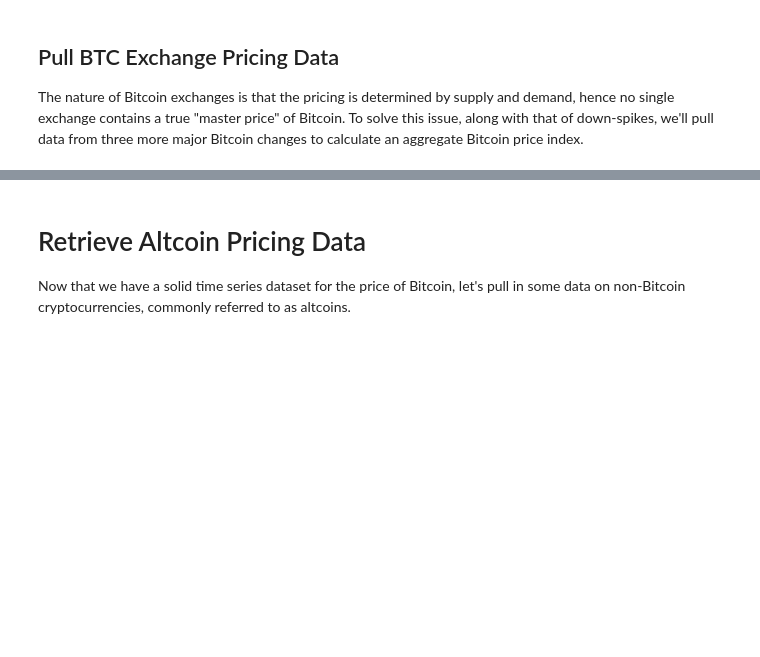
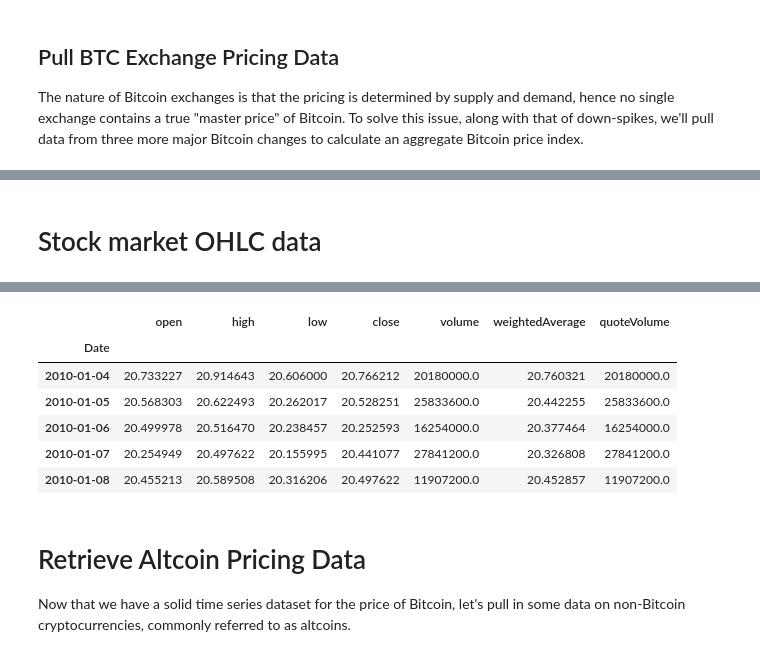
Before and after one commit to arashash/BitPredict, a Jupyter notebook: Classification/classifyTomorrowChange.ipynb, the cells around one changed output, grey strips where cells are left out. Saved outputs shown, nothing was run; the diff lists cells and outputs as text; code cells hidden in the pictures; blank space fills up the shorter version.

```diff
--- a/Classification/classifyTomorrowChange.ipynb
+++ b/Classification/classifyTomorrowChange.ipynb
@@ -145,0 +139,16 @@ Loaded BCHARTS/KRAKENUSD from cache
+# %% [markdown]
+# Stock market OHLC data
+# %%
+visa_stock = get_quandl_data('EOD/V')[['Adj_Open', 'Adj_High', 'Adj_Low', 'Adj_Close', 'Adj_Volume']]
+
+visa_stock = visa_stock.rename(columns={'Adj_Open': 'open'})
+visa_stock = visa_stock.rename(columns={'Adj_High': 'high'})
+visa_stock = visa_stock.rename(columns={'Adj_Low': 'low'})
+visa_stock = visa_stock.rename(columns={'Adj_Close': 'close'})
+visa_stock = visa_stock.rename(columns={'Adj_Volume': 'volume'})
+
+visa_stock['weightedAverage'] = (visa_stock['low'] + visa_stock['high'])/2
+visa_stock['quoteVolume'] = visa_stock['volume']
+
+visa_stock.head()
+# %% [output]
@@ -146,3 +157,10 @@ Loaded BCHARTS/KRAKENUSD from cache
+|  | open | high | low | close | volume | weightedAverage | quoteVolume |
+| Date |  |  |  |  |  |  |  |
+| 2010-01-04 | 20.733227 | 20.914643 | 20.606000 | 20.766212 | 20180000.0 | 20.760321 | 20180000.0 |
+| 2010-01-05 | 20.568303 | 20.622493 | 20.262017 | 20.528251 | 25833600.0 | 20.442255 | 25833600.0 |
+| 2010-01-06 | 20.499978 | 20.516470 | 20.238457 | 20.252593 | 16254000.0 | 20.377464 | 16254000.0 |
+| 2010-01-07 | 20.254949 | 20.497622 | 20.155995 | 20.441077 | 27841200.0 | 20.326808 | 27841200.0 |
+| 2010-01-08 | 20.455213 | 20.589508 | 20.316206 | 20.497622 | 11907200.0 | 20.452857 | 11907200.0 |
 # %% [markdown]
 # Retrieve Altcoin Pricing Data
 Now that we have a solid time series dataset for the price of Bitcoin, let's pull in some data on non-Bitcoin cryptocurrencies, commonly referred to as altcoins.
```
Also changed, not shown: parts of 8 cells of this notebook, 14 other files.
